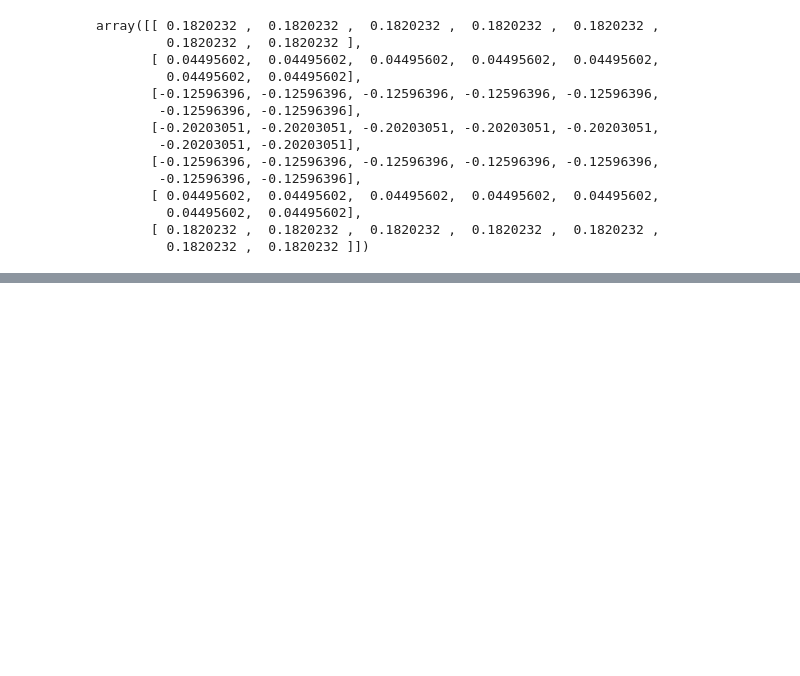
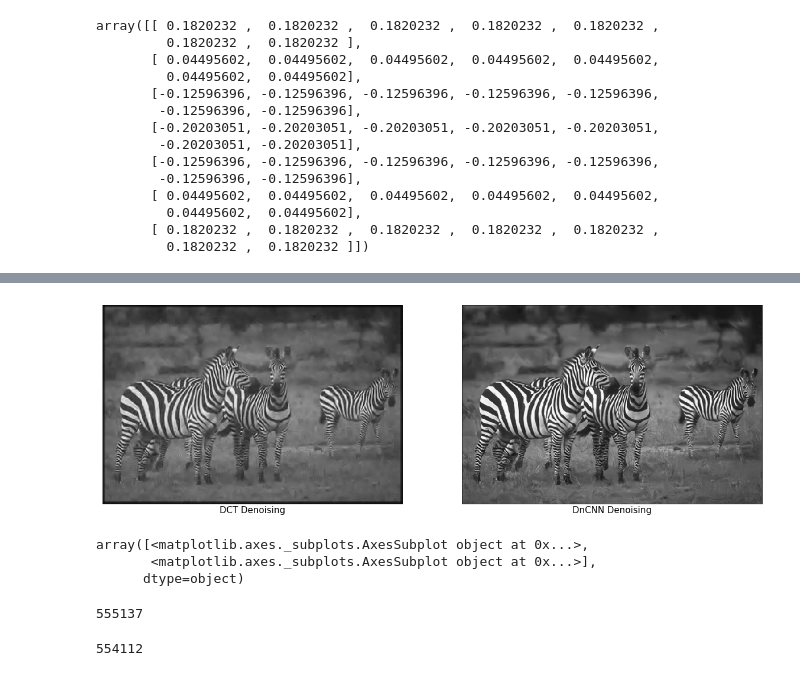
Before and after one commit to gabsens/DEep-Learning-for-Image-REstoration-and-Synthesis-MVA, a Jupyter notebook: HW1/test.ipynb, the cells around one changed output, grey strips where cells are left out. Cells and saved outputs as stored; diff of their text form; code cells hidden in the pictures; blank space fills up the shorter version.

```diff
--- a/HW1/test.ipynb
+++ b/HW1/test.ipynb
@@ -301,0 +207,28 @@ iD[:,:,2][0,0]
+# %%
+fig, ax = plt.subplots(1, 2, figsize=(20,20))
+ax[0].imshow(out_dct, cmap='gray')
+ax[0].set_xticks([])
+ax[0].set_yticks([])
+ax[0].set_xlabel("DCT Denoising", fontsize=15)
+ax[1].imshow(out_dncnn, cmap='gray')
+ax[1].set_xticks([])
+ax[1].set_yticks([])
+ax[1].set_xlabel("DnCNN Denoising", fontsize=15)
+plt.savefig('plot.eps', bbox_inches='tight')
+plt.show()
+# %% [output]
+[figure, added]
+# %%
+ax
+# %% [output]
+array([<matplotlib.axes._subplots.AxesSubplot object at 0x...>,
+       <matplotlib.axes._subplots.AxesSubplot object at 0x...>],
+      dtype=object)
+# %%
+3*3*1*64 + 64 + (16-2+1)*(3*3*64*64+64) + 3*3*64*1+1
+# %% [output]
+555137
+# %%
+64*3*3 + 15*64*64*3*3 + 64*3*3
+# %% [output]
+554112
```
Also changed, not shown: parts of 29 cells of this notebook, 1 other file.
